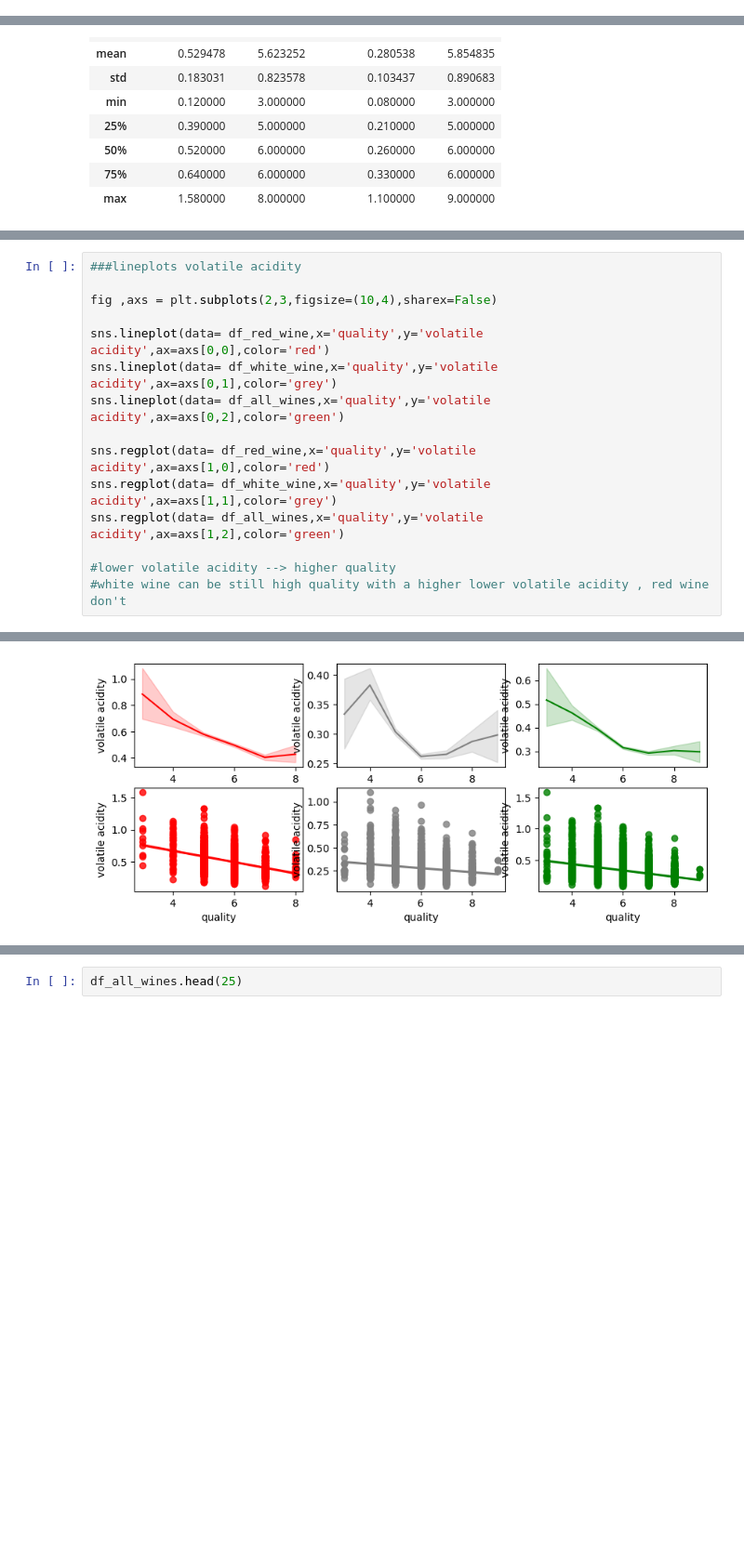
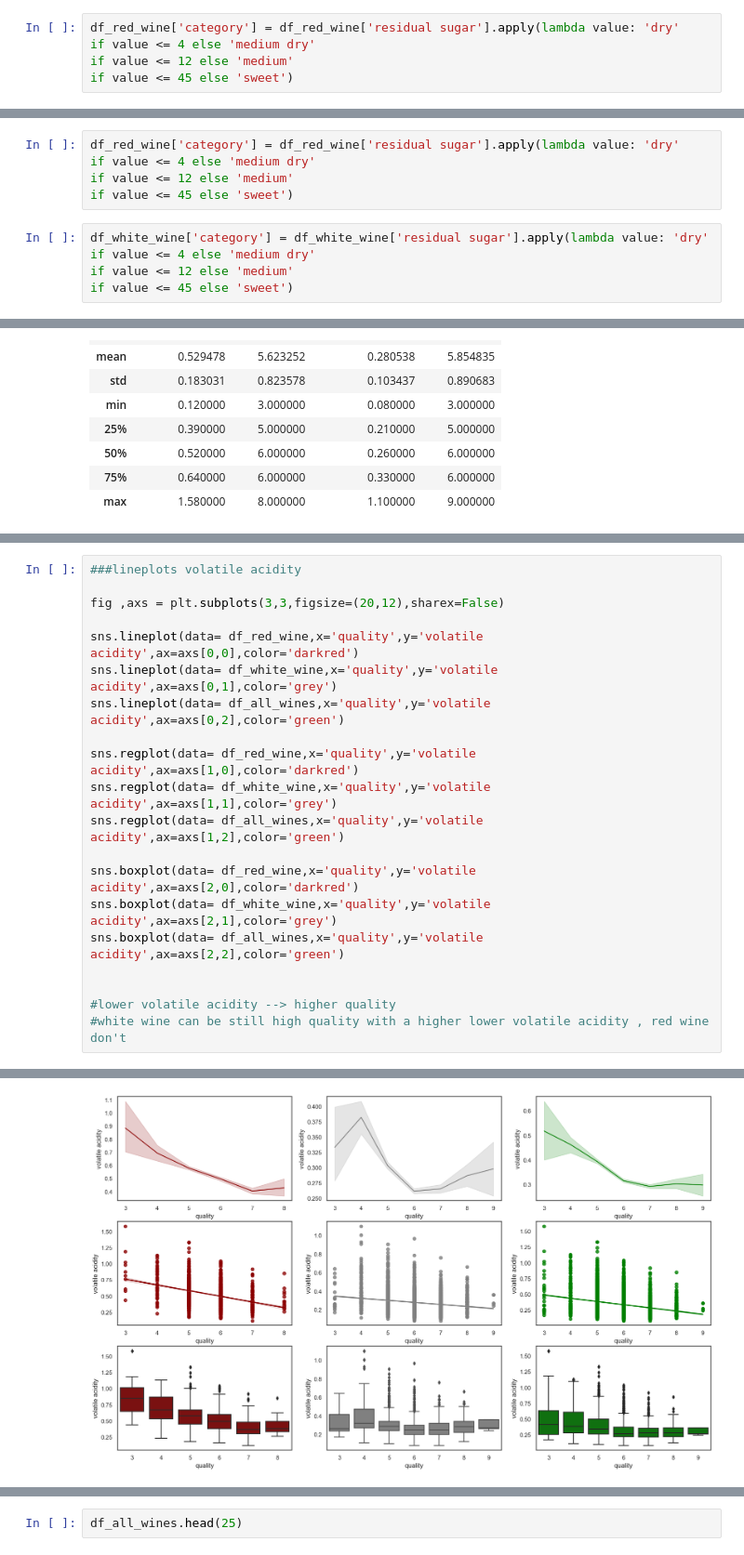
Before and after one commit to DarthCoderLuc/Blue_Berry_Winery, a Jupyter notebook: Blue_Berry_Winery.ipynb, the cells around one changed output, grey strips where cells are left out. Shown at 93% size. Saved outputs shown, nothing was run; the diff lists cells and outputs as text; blank space fills up the shorter version.

```diff
--- a/Blue_Berry_Winery.ipynb
+++ b/Blue_Berry_Winery.ipynb
@@ -94,3 +94,8 @@ df_red_wine
 df_red_wine['quality_label'] = df_red_wine['quality'].apply(lambda value: 'low'
 if value <= 5 else 'medium'
 if value <= 7 else 'high')
+# %%
+df_red_wine['category'] = df_red_wine['residual sugar'].apply(lambda value: 'dry'
+if value <= 4 else 'medium dry'
+if value <= 12 else 'medium'
+if value <= 45 else 'sweet')
@@ -96,0 +118,10 @@ if value <= 7 else 'high')
+# %%
+df_red_wine['category'] = df_red_wine['residual sugar'].apply(lambda value: 'dry'
+if value <= 4 else 'medium dry'
+if value <= 12 else 'medium'
+if value <= 45 else 'sweet')
+# %%
+df_white_wine['category'] = df_white_wine['residual sugar'].apply(lambda value: 'dry'
+if value <= 4 else 'medium dry'
+if value <= 12 else 'medium'
+if value <= 45 else 'sweet')
@@ -385,18 +497,23 @@ sns.lineplot(data= df_all_wines,x='quality',y='fixed acidity',ax=axs[2],color='g
 # %%
 ###lineplots volatile acidity
 
-fig ,axs = plt.subplots(2,3,figsize=(10,4),sharex=False)
+fig ,axs = plt.subplots(3,3,figsize=(20,12),sharex=False)
 
-sns.lineplot(data= df_red_wine,x='quality',y='volatile acidity',ax=axs[0,0],color='red')
+sns.lineplot(data= df_red_wine,x='quality',y='volatile acidity',ax=axs[0,0],color='darkred')
 sns.lineplot(data= df_white_wine,x='quality',y='volatile acidity',ax=axs[0,1],color='grey')
 sns.lineplot(data= df_all_wines,x='quality',y='volatile acidity',ax=axs[0,2],color='green')
 
-sns.regplot(data= df_red_wine,x='quality',y='volatile acidity',ax=axs[1,0],color='red')
+sns.regplot(data= df_red_wine,x='quality',y='volatile acidity',ax=axs[1,0],color='darkred')
 sns.regplot(data= df_white_wine,x='quality',y='volatile acidity',ax=axs[1,1],color='grey')
 sns.regplot(data= df_all_wines,x='quality',y='volatile acidity',ax=axs[1,2],color='green')
 
+sns.boxplot(data= df_red_wine,x='quality',y='volatile acidity',ax=axs[2,0],color='darkred')
+sns.boxplot(data= df_white_wine,x='quality',y='volatile acidity',ax=axs[2,1],color='grey')
+sns.boxplot(data= df_all_wines,x='quality',y='volatile acidity',ax=axs[2,2],color='green')
+
+
 #lower volatile acidity --> higher quality
 #white wine can be still high quality with a higher lower volatile acidity , red wine don't
 # %% [output]
 <Axes: xlabel='quality', ylabel='volatile acidity'>
-[figure, old version]
+[figure, new version]
```
Also changed, not shown: parts of 58 cells of this notebook.
